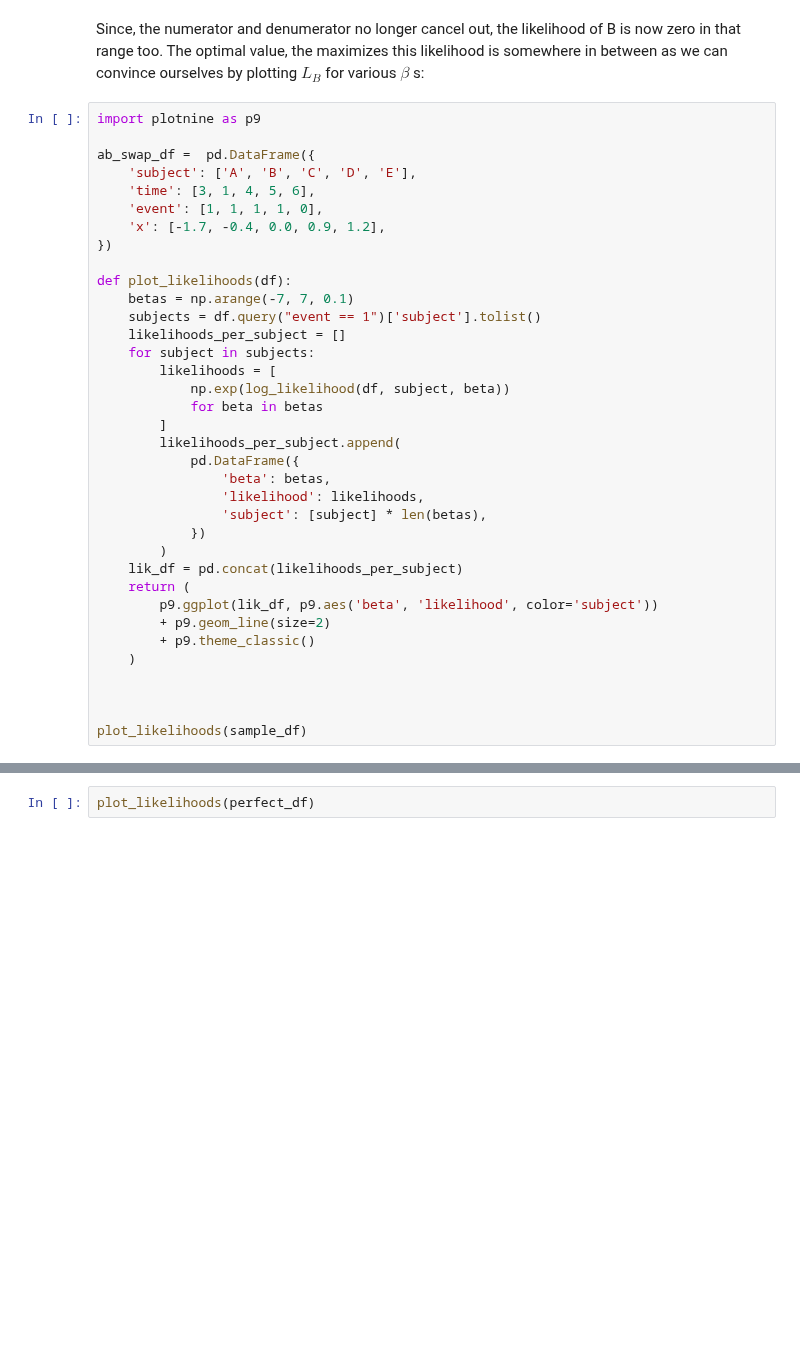
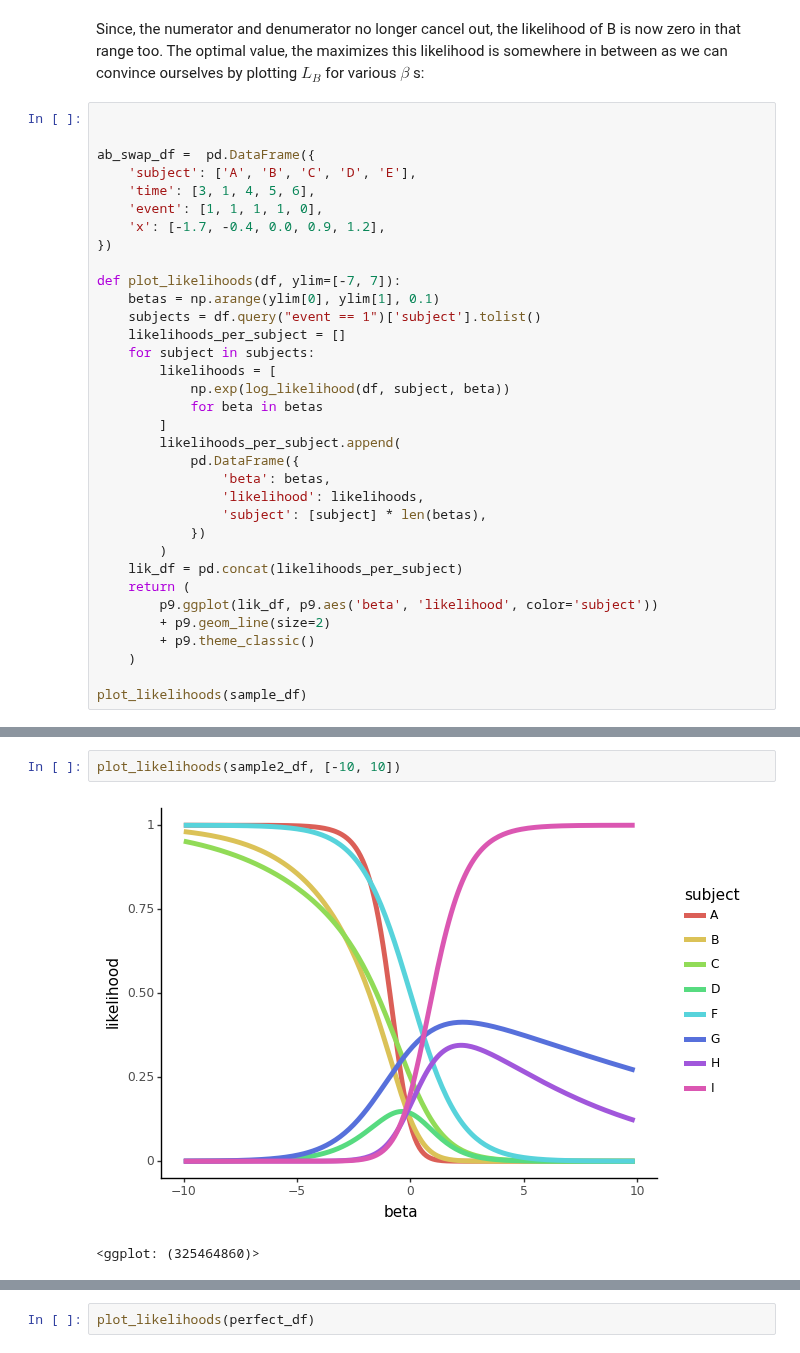
Before and after one commit to igor-sb/blog, a Jupyter notebook: posts/cox_perfect.ipynb, the cells around one changed output, grey strips where cells are left out. Drawn from its saved outputs; the diff is of its cells as text; blank space fills up the shorter version.

```diff
--- a/posts/cox_perfect.ipynb
+++ b/posts/cox_perfect.ipynb
@@ -119,7 +156,7 @@ $$L_D (\mathrm{large\ negative\ \beta}) \approx \frac{e^{0.9\beta}}{e^{0\beta}}
 # %% [markdown]
 Since, the numerator and denumerator no longer cancel out, the likelihood of B is now zero in that range too. The optimal value, the maximizes this likelihood is somewhere in between as we can convince ourselves by plotting $L_B$ for various $\beta$ s:
 # %%
-import plotnine as p9
+
 
 ab_swap_df =  pd.DataFrame({
     'subject': ['A', 'B', 'C', 'D', 'E'],
@@ -128,8 +165,8 @@ ab_swap_df =  pd.DataFrame({
     'x': [-1.7, -0.4, 0.0, 0.9, 1.2],
 })
 
-def plot_likelihoods(df):
-    betas = np.arange(-7, 7, 0.1)
+def plot_likelihoods(df, ylim=[-7, 7]):
+    betas = np.arange(ylim[0], ylim[1], 0.1)
     subjects = df.query("event == 1")['subject'].tolist()
     likelihoods_per_subject = []
     for subject in subjects:
@@ -151,8 +188,6 @@ def plot_likelihoods(df):
         + p9.theme_classic()
     )
 
-
-
 plot_likelihoods(sample_df)
 # %% [output]
 [figure]
@@ -159,0 +207,5 @@ plot_likelihoods(sample_df)
+# %%
+plot_likelihoods(sample2_df, [-10, 10])
+# %% [output]
+[figure, added]
+<ggplot: (325464860)>
```
Also changed, not shown: parts of 15 cells of this notebook.
